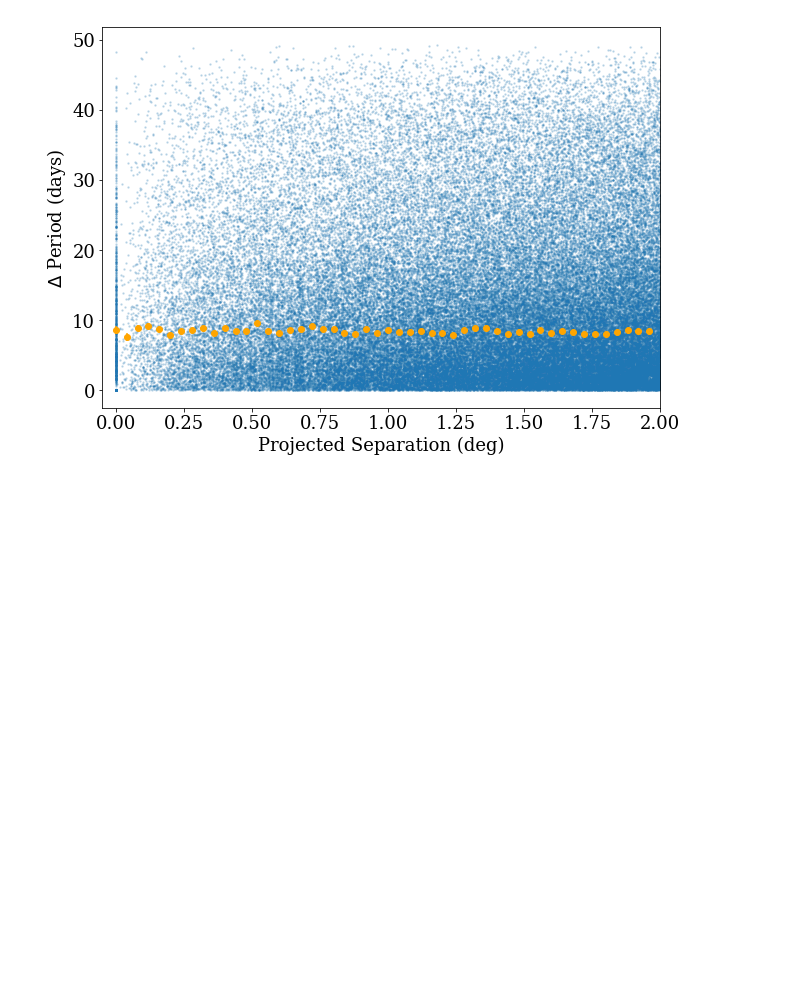
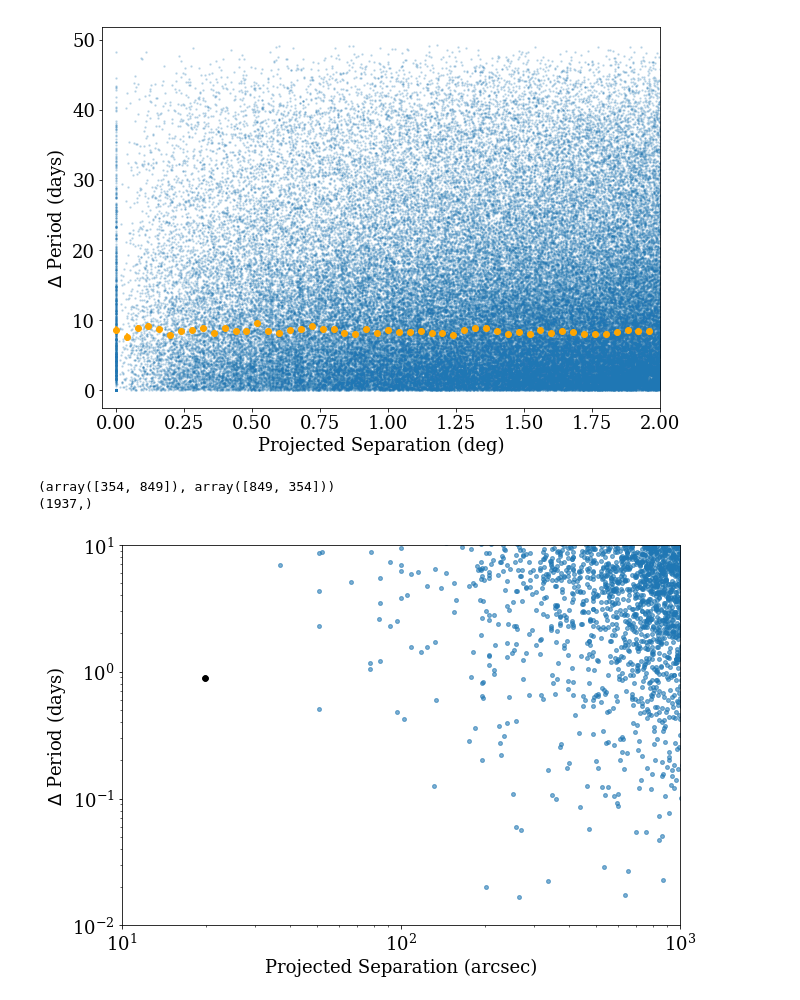
Before and after one commit to StellarCartography/survey_seti, a Jupyter notebook: figures/beacon.ipynb, the cells around one changed output. Cells and saved outputs as stored; diff of their text form; code cells hidden in the pictures; blank space fills up the shorter version.

```diff
--- a/figures/beacon.ipynb
+++ b/figures/beacon.ipynb
@@ -317,0 +314,37 @@ plt.savefig('delta_per.png', dpi=150, bbox_inches='tight', pad_inches=0.25)
+# %%
+plt.figure(figsize=(10,7))
+
+plt.scatter(big_dist * 3600., np.abs(big_dper), s=15, alpha=0.35)
+
+# nbin = 25
+# for k in range(0, dlimit*nbin):
+#     plt.errorbar(k/nbin, np.median(np.abs(big_dper[(big_dist > k/nbin) & (big_dist < (k+1)/nbin)])),
+#                  yerr=np.std(np.abs(big_dper[(big_dist > k/nbin) & (big_dist < (k+1)/nbin)])) /
+#                   np.sqrt(np.float(np.sum((big_dist > k/nbin) & (big_dist < (k+1)/nbin)))),
+#                  linestyle='none', c='orange', marker='o')
+
+
+
+huh = np.where((big_dist*3600 < 3e1) &  (big_dist*3600 > 1e1) & (np.abs(big_dper) < 2))
+print(huh)
+
+pokW = np.where((df['PER'] < PerLim) & (df['RA'] > 5) & (df['DEC'] > 5))[0]
+print(np.shape(pokW))
+
+
+plt.scatter(big_dist[huh] * 3600., np.abs(big_dper[huh]), c='k', s=30)
+
+
+
+# plt.xlim(-0.05,0.2)
+plt.xscale('log')
+plt.yscale('log')
+plt.xlim(10,1000)
+plt.ylim(1e-2,10)
+plt.xlabel('Projected Separation (arcsec)')
+plt.ylabel(r'$\Delta$ Period (days)')
+plt.savefig('delta_per2.png', dpi=150, bbox_inches='tight', pad_inches=0.25)
+# %% [output]
+(array([354, 849]), array([849, 354]))
+(1937,)
+[figure, added]
```
Also changed, not shown: parts of 12 cells of this notebook, 5 other files.
